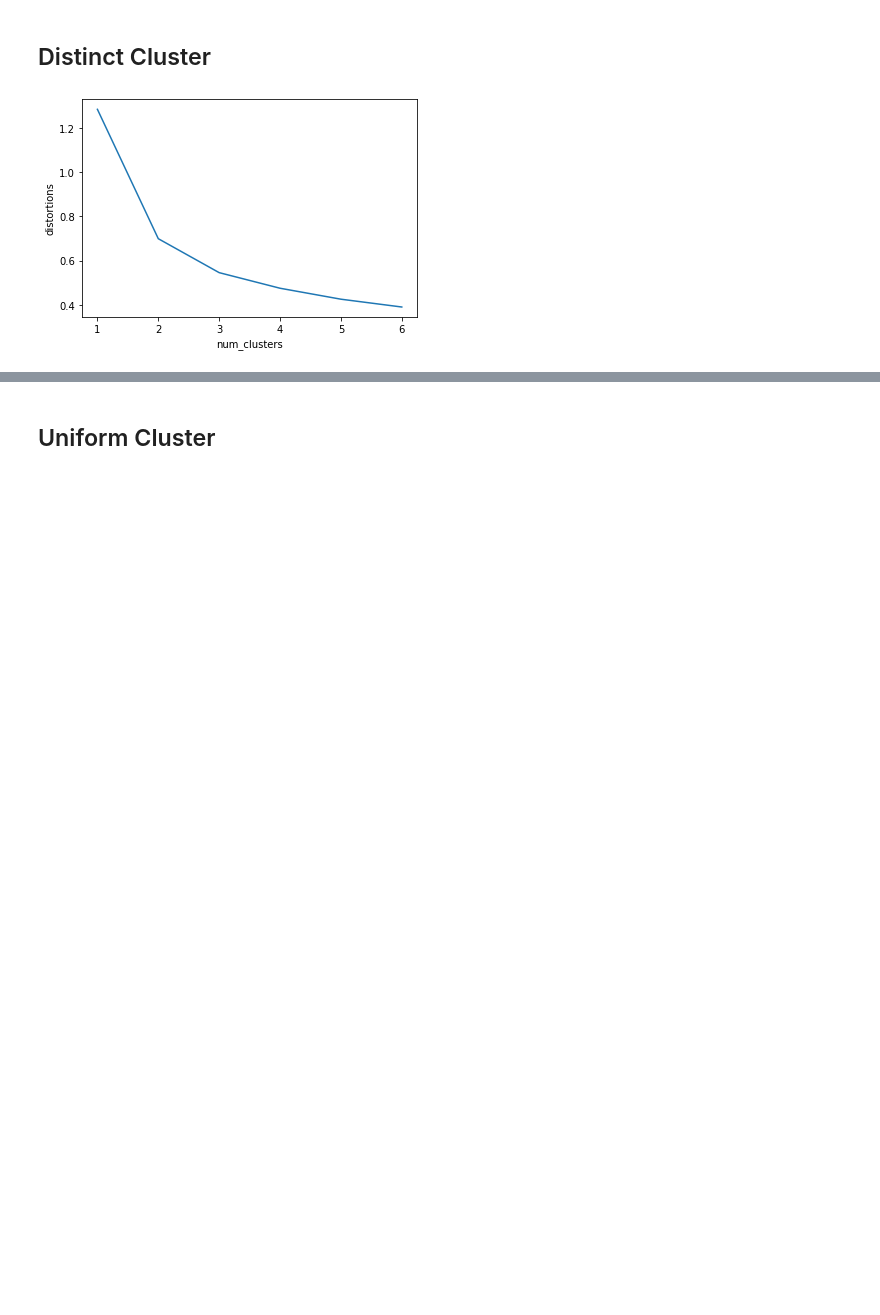
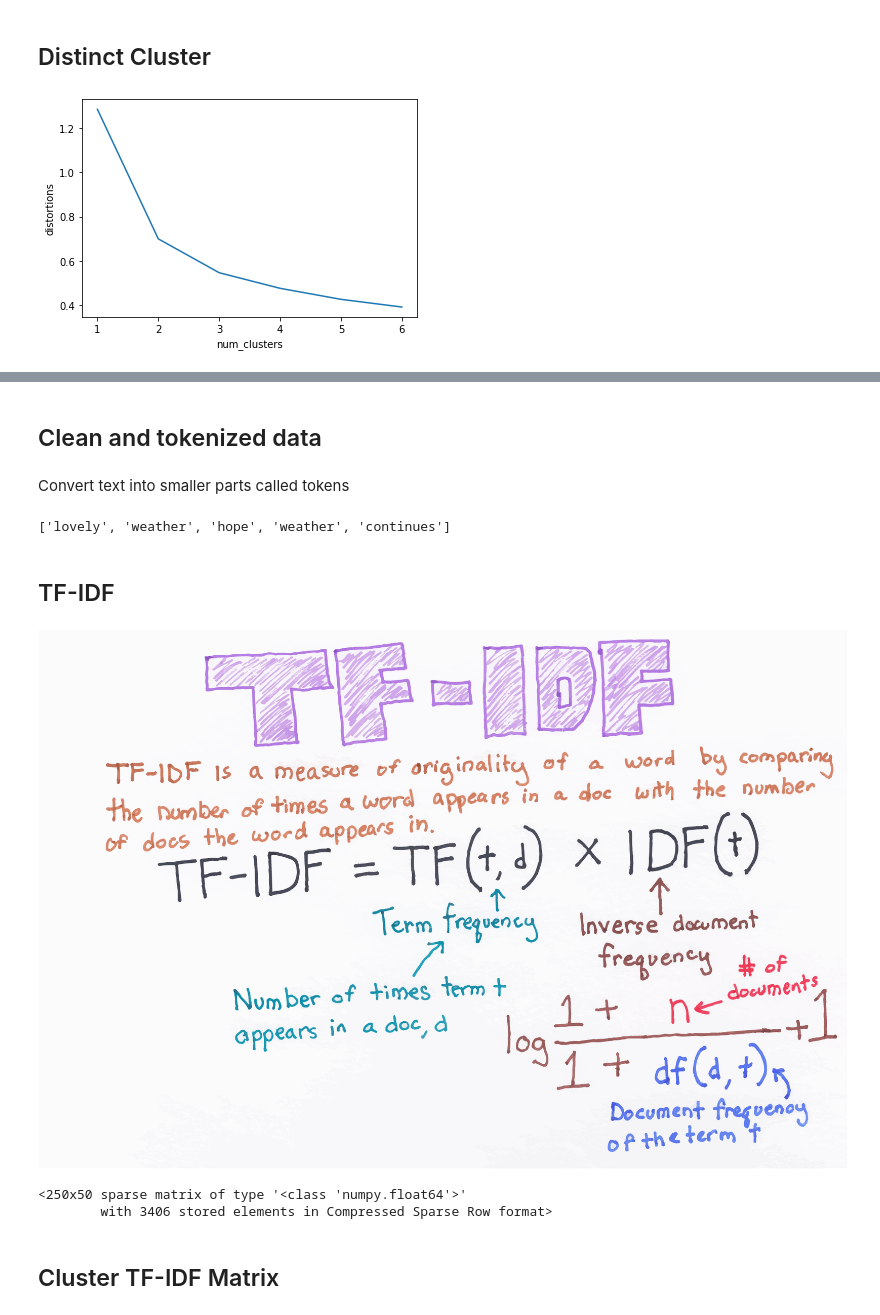
Before and after one commit to teguhsam/Cluster-Analysis-in-Python, a Jupyter notebook: 3. K-Means Clustering.ipynb, the cells around one changed output, grey strips where cells are left out. Saved outputs shown, nothing was run; the diff lists cells and outputs as text; code cells hidden in the pictures; blank space fills up the shorter version.

```diff
--- a/3. K-Means Clustering.ipynb
+++ b/3. K-Means Clustering.ipynb
@@ -135,0 +272,4 @@ plt.show()
+# %% [markdown]
+## Clean and tokenized data
+# %% [markdown]
+Convert text into smaller parts called tokens
@@ -136,2 +309,31 @@ plt.show()
+# %%
+remove_noise("It is lovely weather we are having. I hope the weather continues")
+# %% [output]
+['lovely', 'weather', 'hope', 'weather', 'continues']
+# %% [markdown]
+## TF-IDF
+# %%
+Image("fig/illustration/tfidf.png")
+# %% [output]
+[figure, added]
+# %%
+# Import TfidfVectorizer class from sklearn
+from sklearn.feature_extraction.text import TfidfVectorizer
+
+# Initialize TfidfVectorizer
+tfidf_vectorizer = TfidfVectorizer(max_df = 0.75, min_df = 0.1, max_features = 50, tokenizer = remove_noise)
+
+# Max DF and Min DF = max and min fraction of document a word should occur in.
+# terms that appear more than 20% but less than 80% documents
+# Max Feature = top 50 terms
+# Use custom function as a tokenizer
+
+# Use the .fit_transform() method on the list plots
+tfidf_matrix = tfidf_vectorizer.fit_transform(plots)
+# Create a tfidf matrix of the data
+tfidf_matrix
+# %% [output]
+<250x50 sparse matrix of type '<class 'numpy.float64'>'
+        with 3406 stored elements in Compressed Sparse Row format>
 # %% [markdown]
-## Uniform Cluster
+## Cluster TF-IDF Matrix
```
Also changed, not shown: parts of 27 cells of this notebook, 2 other files.
